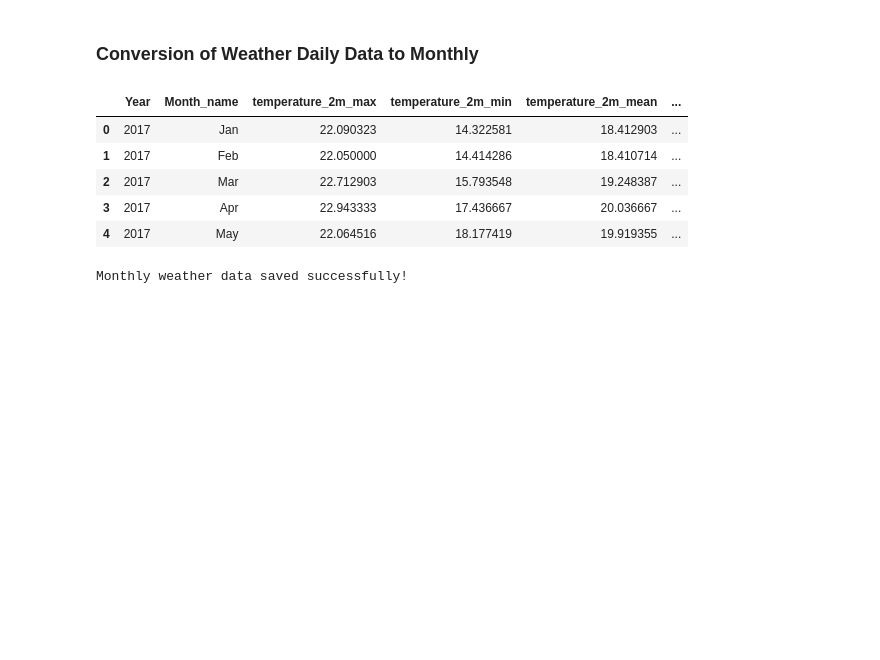
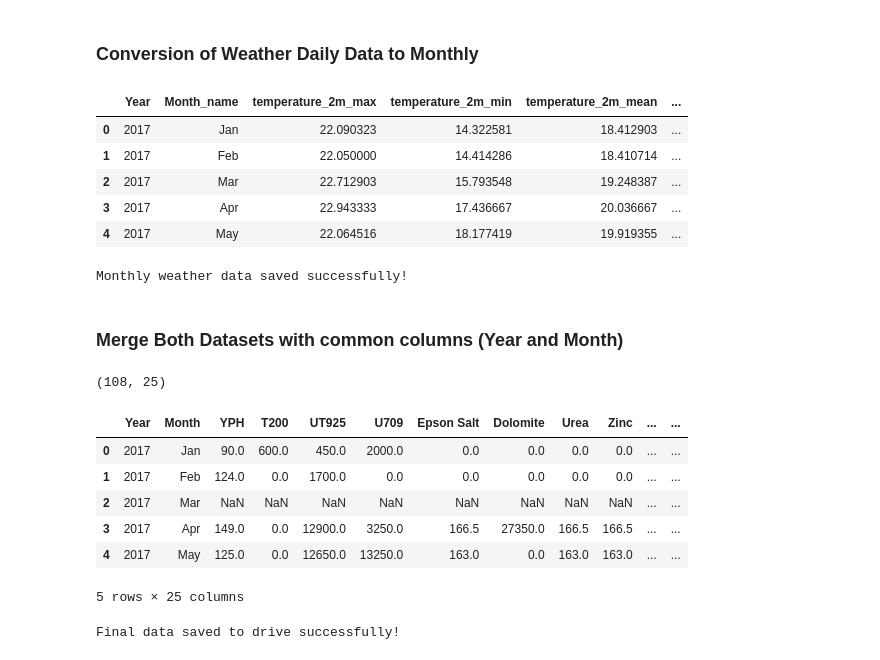
Before and after one commit to Kavishka2401/GPTea, a Jupyter notebook: Machine_Learning_Pipeline/01_Data_Wrangling.ipynb, the cells around one changed output. Saved outputs shown, nothing was run; the diff lists cells and outputs as text; code cells hidden in the pictures; blank space fills up the shorter version.

Commit message:
Merged both datasets, created and saved the final dataset

```diff
--- a/Machine_Learning_Pipeline/01_Data_Wrangling.ipynb
+++ b/Machine_Learning_Pipeline/01_Data_Wrangling.ipynb
@@ -89,3 +89,55 @@ weather_data_monthly.to_csv(save_path, index=False)
 print("Monthly weather data saved successfully!")
 # %% [output]
 Monthly weather data saved successfully!
+# %% [markdown]
+### **Merge Both Datasets with common columns (Year and Month)**
+# %%
+# Rename columns to create general name for both datasets
+weather_data_monthly = weather_data_monthly.rename(
+    columns={'Month_name': 'Month'}
+)
+# %%
+# Merge Columns
+final_data = pd.merge(
+    yph_fertlizer_data,
+    weather_data_monthly,
+    on=['Year', 'Month'],
+    how='left'
+)
+# %%
+# Order Columns
+final_data = final_data[
+    [
+        'Year', 'Month', 'YPH',
+        'T200', 'UT925', 'U709',
+        'Epson Salt', 'Dolomite', 'Urea', 'Zinc',
+        'Compost', 'BioShakthi', 'BioShield',
+        'temperature_2m_max', 'temperature_2m_min', 'temperature_2m_mean',
+        'relative_humidity_2m_max', 'relative_humidity_2m_min', 'relative_humidity_2m_mean',
+        'precipitation_sum', 'rain_sum', 'sunshine_duration',
+        'wind_speed_10m_max', 'wind_speed_10m_mean',
+        'et0_fao_evapotranspiration'
+    ]
+]
+# %%
+# Check shape
+final_data.shape
+# %% [output]
+(108, 25)
+# %%
+final_data.head()
+# %% [output]
+|  | Year | Month | YPH | T200 | UT925 | U709 | Epson Salt | Dolomite | Urea | Zinc | ... | ... |
+| 0 | 2017 | Jan | 90.0 | 600.0 | 450.0 | 2000.0 | 0.0 | 0.0 | 0.0 | 0.0 | ... | ... |
+| 1 | 2017 | Feb | 124.0 | 0.0 | 1700.0 | 0.0 | 0.0 | 0.0 | 0.0 | 0.0 | ... | ... |
+| 2 | 2017 | Mar | NaN | NaN | NaN | NaN | NaN | NaN | NaN | NaN | ... | ... |
+| 3 | 2017 | Apr | 149.0 | 0.0 | 12900.0 | 3250.0 | 166.5 | 27350.0 | 166.5 | 166.5 | ... | ... |
+| 4 | 2017 | May | 125.0 | 0.0 | 12650.0 | 13250.0 | 163.0 | 0.0 | 163.0 | 163.0 | ... | ... |
+5 rows × 25 columns
+# %%
+# Save to Google Drive
+save_path = '/content/drive/MyDrive/DSGP_DOCS/Datasets/Final_Data.csv'
+final_data.to_csv(save_path, index=False)
+print("Final data saved to drive successfully!")
+# %% [output]
+Final data saved to drive successfully!
```
Also changed, not shown: parts of 1 cell of this notebook.
